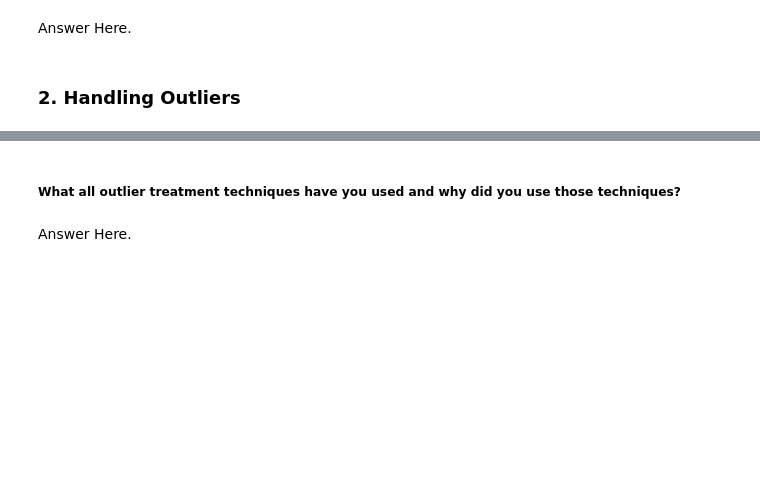
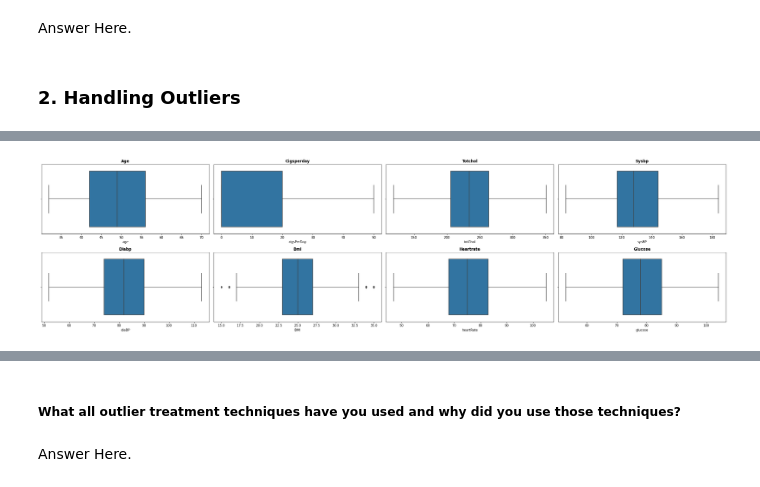
Before and after one commit to Shahrukh2016/Cardiovascular_Risk_Prediction, a Jupyter notebook: IndividualColab_CardiovascularRiskPrediction.ipynb, the cells around one changed output, grey strips where cells are left out. Cells and saved outputs as stored; diff of their text form; code cells hidden in the pictures; blank space fills up the shorter version.

```diff
--- a/IndividualColab_CardiovascularRiskPrediction.ipynb
+++ b/IndividualColab_CardiovascularRiskPrediction.ipynb
@@ -816,3 +838,10 @@ Answer Here.
 Answer Here.
 # %% [markdown]
 ### 2. Handling Outliers
+# %%
+plt.figure(figsize=(30,15))
+for n,column in enumerate(continous_variable):
+  plt.subplot(4, 4, n+1)
+  sns.boxplot(df[column])
+  plt.title(f'{column.title()}',weight='bold')
+  plt.tight_layout()
@@ -818,0 +897,19 @@ Answer Here.
+# %%
+# Defining the function that treats outliers with the IQR technique
+def treat_outliers_iqr(data):
+    # Calculate the first,median and third quartiles
+    q1,q2,q3 = np.percentile(data, [25,50,75])
+
+    # Calculate the interquartile range (IQR)
+    iqr = q3 - q1
+
+    # Identify the outliers
+    lower_bound = q1 - (1.5 * iqr)
+    upper_bound = q3 + (1.5 * iqr)
+    outliers = [x for x in data if x < lower_bound or x > upper_bound]
+
+    # Treat the outliers (e.g., replace with the nearest quartile value)
+    treated_data = [q1 if x < lower_bound else q3 if x > upper_bound else x for x in data]
+    treated_data_int = [int(absolute) for absolute in treated_data]
+
+    return treated_data_int
@@ -818,0 +936,9 @@ Answer Here.
+# %%
+# Creating three copies of our original dataframe
+df_outliers= df.copy()
+df_median= df.copy()
+df_iqr= df.copy()
+# %%
+#Passing all the feature one by one from the list of continous_value_feature in our above defined function for outlier treatment in IQR range
+for feature in continous_variable:
+  df_iqr[feature]= treat_outliers_iqr(df_iqr[feature])
@@ -818,0 +958,9 @@ Answer Here.
+# %%
+plt.figure(figsize=(30,15))
+for n,column in enumerate(continous_variable):
+  plt.subplot(4, 4, n+1)
+  sns.boxplot(df_iqr[column])
+  plt.title(f'{column.title()}',weight='bold')
+  plt.tight_layout()
+# %% [output]
+[figure, added]
```
Also changed, not shown: parts of 11 cells of this notebook.
